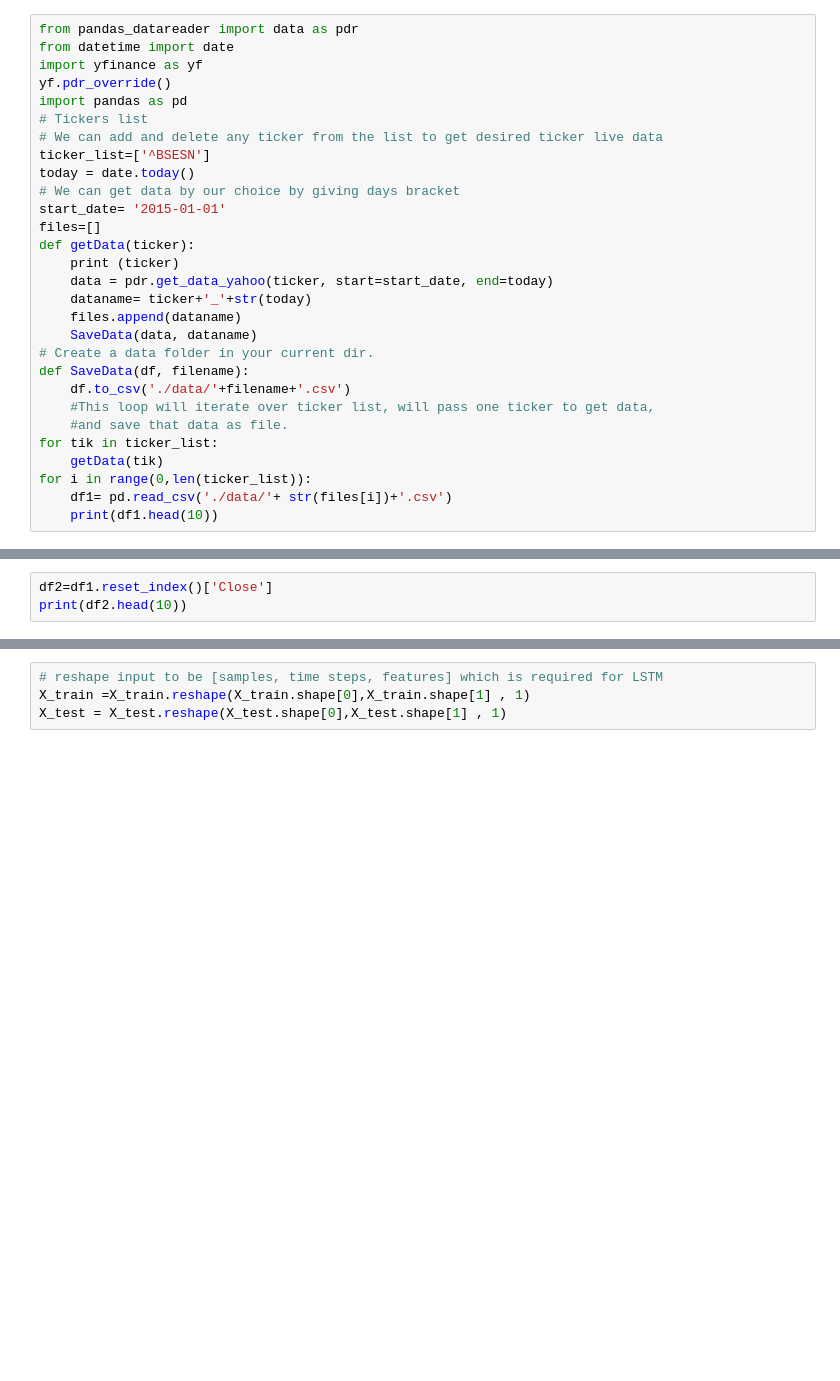
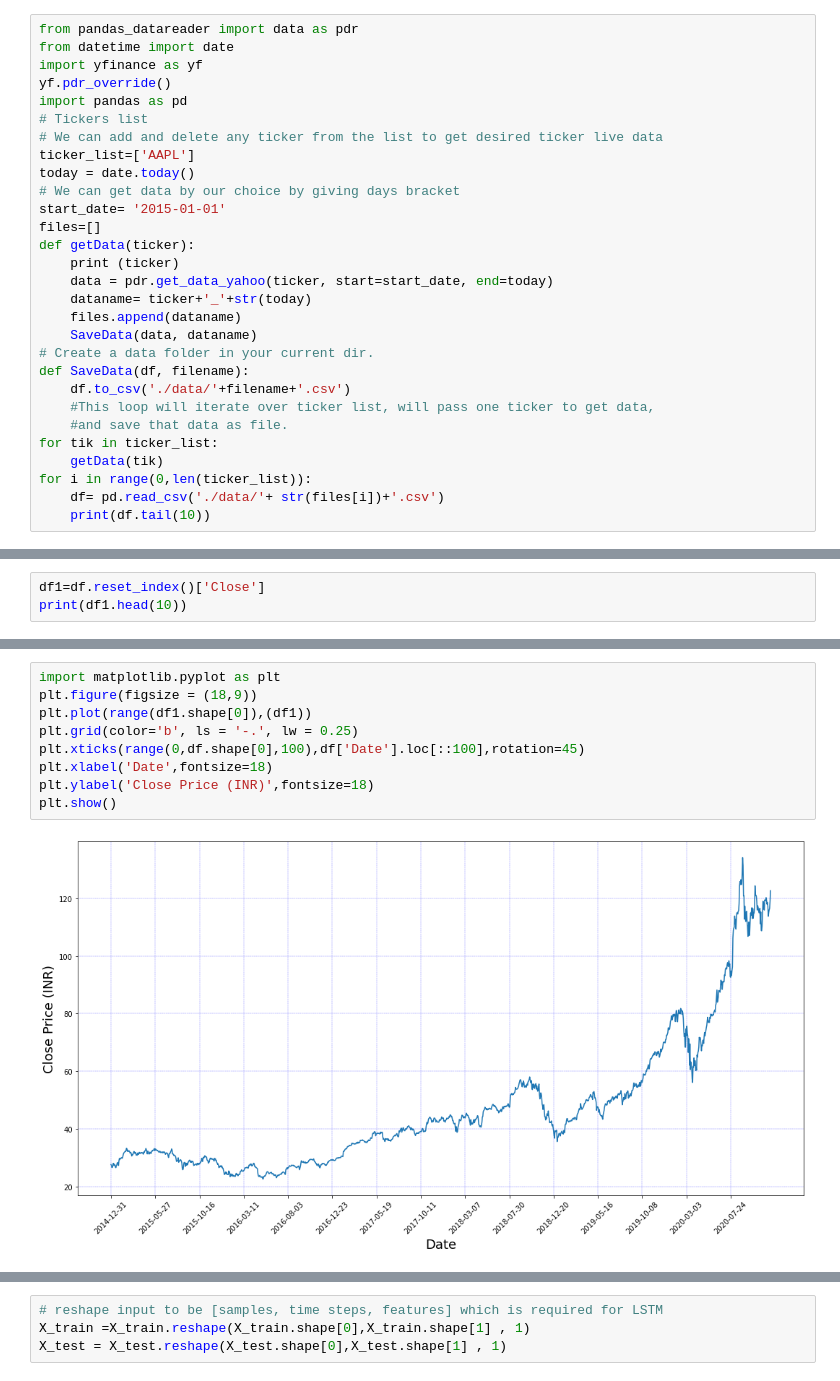
Before and after one commit to Saarthak8/Stock-Trading-Prediction, a Jupyter notebook: pred_model.ipynb, the cells around one changed output, grey strips where cells are left out. Drawn from its saved outputs; the diff is of its cells as text; blank space fills up the shorter version.

```diff
--- a/pred_model.ipynb
+++ b/pred_model.ipynb
@@ -6,7 +8,7 @@ yf.pdr_override()
 import pandas as pd
 # Tickers list
 # We can add and delete any ticker from the list to get desired ticker live data
-ticker_list=['^BSESN']
+ticker_list=['AAPL']
 today = date.today()
 # We can get data by our choice by giving days bracket
 start_date= '2015-01-01'
@@ -25,6 +27,6 @@ def SaveData(df, filename):
 for tik in ticker_list:
     getData(tik)
 for i in range(0,len(ticker_list)):
-    df1= pd.read_csv('./data/'+ str(files[i])+'.csv')
-    print(df1.head(10))
+    df= pd.read_csv('./data/'+ str(files[i])+'.csv')
+    print(df.tail(10))
 # %% [output]
@@ -48,4 +50,4 @@ for i in range(0,len(ticker_list)):
 # %%
-df2=df1.reset_index()['Close']
-print(df2.head(10))
+df1=df.reset_index()['Close']
+print(df1.head(10))
 # %% [output]
@@ -72,0 +84,11 @@ plt.plot(df2)
+# %%
+import matplotlib.pyplot as plt
+plt.figure(figsize = (18,9))
+plt.plot(range(df1.shape[0]),(df1))
+plt.grid(color='b', ls = '-.', lw = 0.25)
+plt.xticks(range(0,df.shape[0],100),df['Date'].loc[::100],rotation=45)
+plt.xlabel('Date',fontsize=18)
+plt.ylabel('Close Price (INR)',fontsize=18)
+plt.show()
+# %% [output]
+[figure, added]
```
Also changed, not shown: parts of 24 cells of this notebook.
